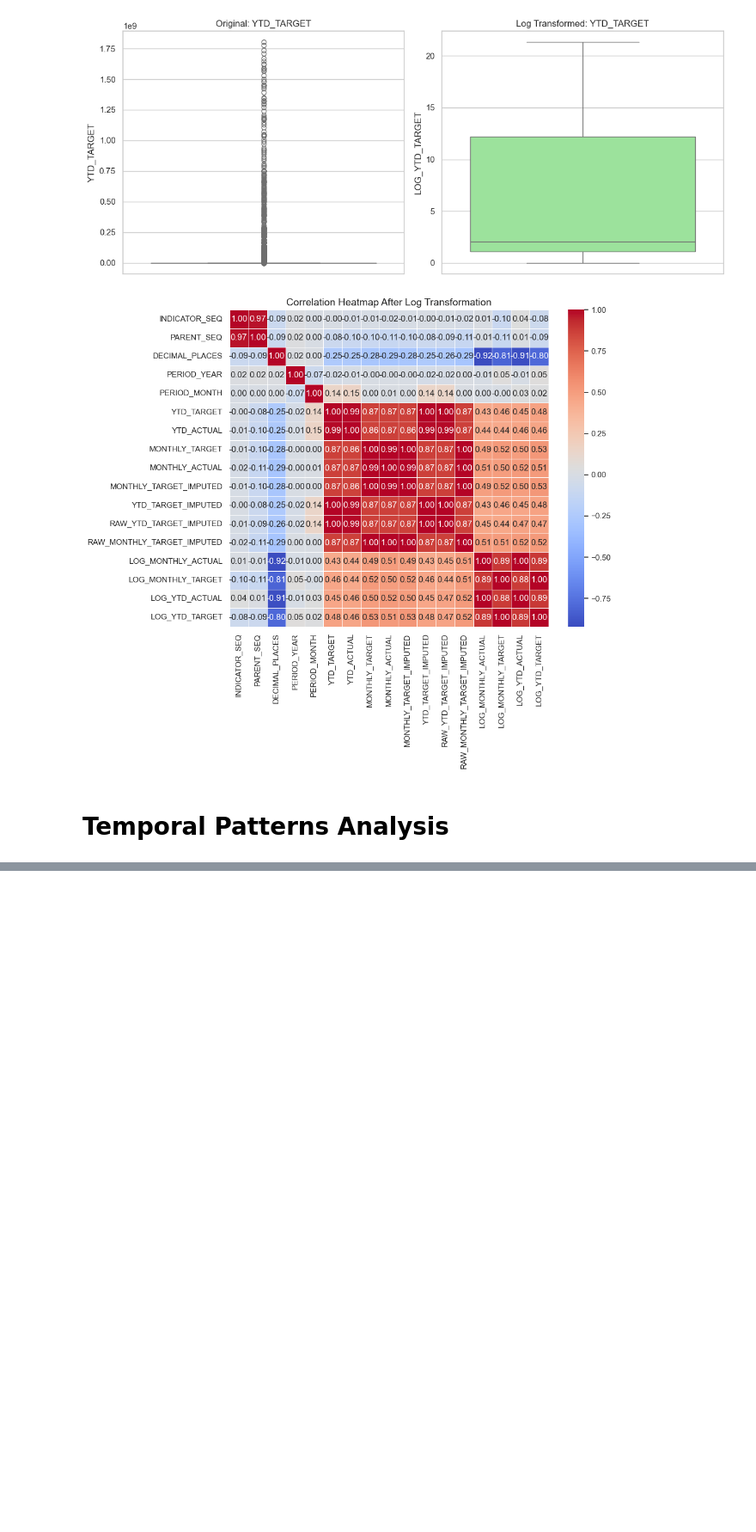
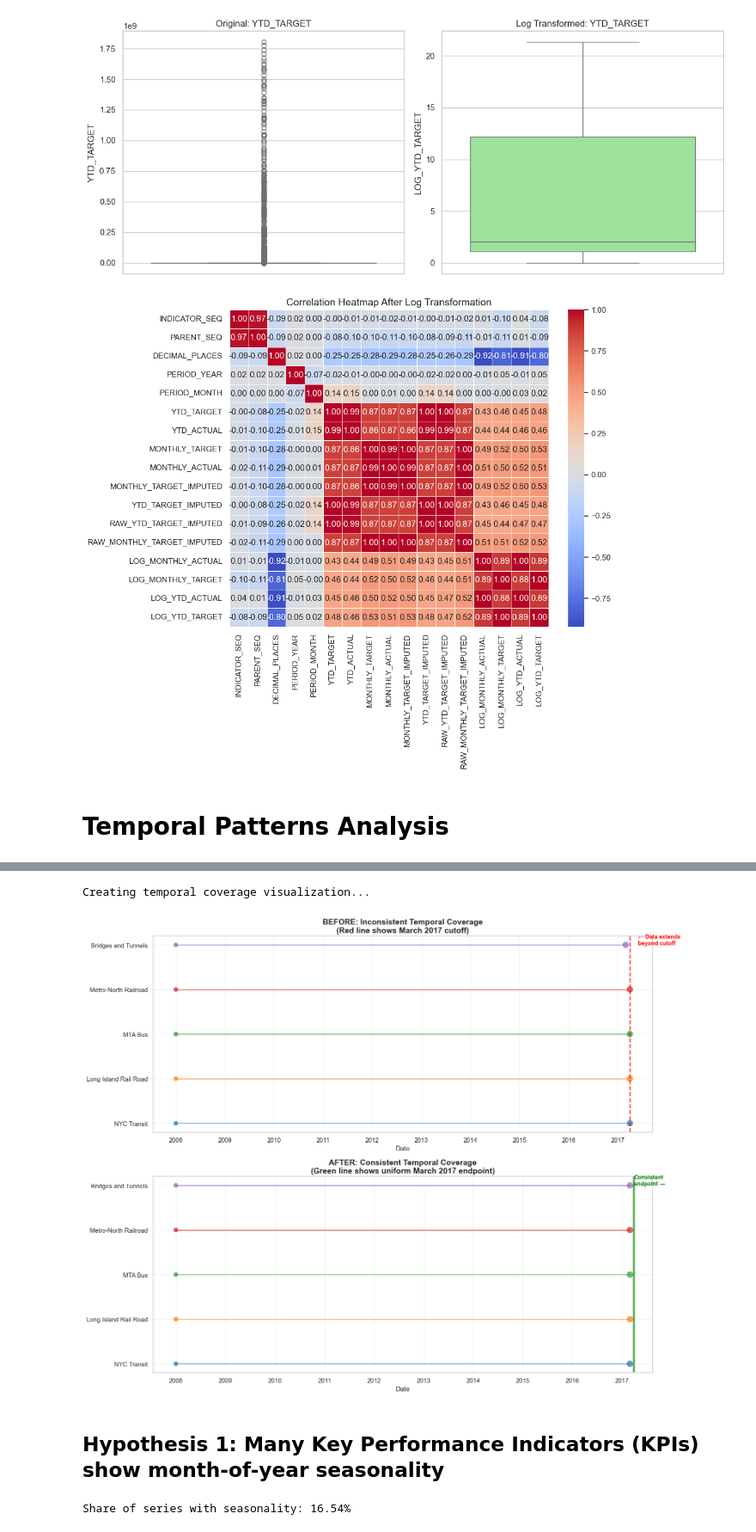
Before and after one commit to sillycoconut2003/fyp, a Jupyter notebook: notebooks/eda.ipynb, the cells around one changed output, grey strips where cells are left out. Shown at 86% size. Cells and saved outputs as stored; diff of their text form; code cells hidden in the pictures; blank space fills up the shorter version.

```diff
--- a/notebooks/eda.ipynb
+++ b/notebooks/eda.ipynb
@@ -666,0 +753,59 @@ Based on the exploratory analysis above, here are the key findings:
+# %%
+# VISUALIZATION: Before/After Temporal Coverage
+fig, (ax1, ax2) = plt.subplots(2, 1, figsize=(15, 12))
+
+# Before cutoff - Full temporal coverage
+print("Creating temporal coverage visualization...")
+
+# Sample agencies for visualization (top 10 by record count to avoid overcrowding)
+top_agencies = df.groupby('AGENCY_NAME').size().nlargest(10).index
+sample_df = df[df['AGENCY_NAME'].isin(top_agencies)]
+
+# Plot 1: Full coverage (before cutoff)
+for i, agency in enumerate(top_agencies):
+    agency_dates = sample_df[sample_df['AGENCY_NAME'] == agency]['DATE']
+    if len(agency_dates) > 0:
+        ax1.scatter([agency_dates.min(), agency_dates.max()], [i, i],
+                   s=[50, 100], alpha=0.7, color=plt.cm.tab10(i))
+        ax1.plot([agency_dates.min(), agency_dates.max()], [i, i],
+                alpha=0.5, linewidth=2, color=plt.cm.tab10(i))
+
+ax1.axvline(pd.Timestamp('2017-03-31'), color='red', linestyle='--', linewidth=2, alpha=0.8)
+ax1.set_yticks(range(len(top_agencies)))
+ax1.set_yticklabels([agency[:25] + '...' if len(agency) > 25 else agency for agency in top_agencies])
+ax1.set_title('BEFORE: Inconsistent Temporal Coverage\n(Red line shows March 2017 cutoff)',
+              fontsize=14, fontweight='bold')
+ax1.set_xlabel('Date')
+ax1.grid(True, alpha=0.3)
+ax1.text(pd.Timestamp('2017-06-01'), len(top_agencies)*0.8, '← Data extends\nbeyond cutoff',
+         color='red', fontweight='bold', fontsize=10)
+
+# Plot 2: After cutoff - Consistent coverage
+cutoff_date = pd.Timestamp('2017-03-31')
+sample_df_after = sample_df[sample_df['DATE'] <= cutoff_date]
+
+for i, agency in enumerate(top_agencies):
+    agency_dates = sample_df_after[sample_df_after['AGENCY_NAME'] == agency]['DATE']
+    if len(agency_dates) > 0:
+        ax2.scatter([agency_dates.min(), agency_dates.max()], [i, i],
+                   s=[50, 100], alpha=0.7, color=plt.cm.tab10(i))
+        ax2.plot([agency_dates.min(), agency_dates.max()], [i, i],
+                alpha=0.5, linewidth=2, color=plt.cm.tab10(i))
+
+ax2.axvline(pd.Timestamp('2017-03-31'), color='green', linestyle='-', linewidth=3, alpha=0.8)
+ax2.set_yticks(range(len(top_agencies)))
+ax2.set_yticklabels([agency[:25] + '...' if len(agency) > 25 else agency for agency in top_agencies])
+ax2.set_title('AFTER: Consistent Temporal Coverage\n(Green line shows uniform March 2017 endpoint)',
+              fontsize=14, fontweight='bold')
+ax2.set_xlabel('Date')
+ax2.grid(True, alpha=0.3)
+ax2.text(pd.Timestamp('2017-04-01'), len(top_agencies)*0.8, 'Consistent\nendpoint →',
+         color='green', fontweight='bold', fontsize=10)
+
+plt.tight_layout()
+plt.show()
+# %% [output]
+Creating temporal coverage visualization...
+[figure, added]
+# %% [markdown]
+## Hypothesis 1: Many Key Performance Indicators (KPIs) show month-of-year seasonality
@@ -666,0 +816,17 @@ Based on the exploratory analysis above, here are the key findings:
+# %%
+df["Month"] = df["DATE"].dt.month
+def seasonality_test(g):
+    groups = [x["MONTHLY_ACTUAL"].dropna().values for _, x in g.groupby("Month")]
+    groups = [g for g in groups if len(g) > 1]
+    if len(groups) >= 3:
+        stat, p = kruskal(*groups)
+        return pd.Series({"KW_p": p})
+    return pd.Series({"KW_p": np.nan})
+
+seasonal = (df.groupby(["AGENCY_NAME","INDICATOR_NAME"])
+              .apply(seasonality_test).reset_index())
+seasonal["Seasonal_flag"] = seasonal["KW_p"] < 0.05
+seasonality_share = seasonal["Seasonal_flag"].mean()
+print(f'Share of series with seasonality: {seasonality_share:.2%}')
+# %% [output]
+Share of series with seasonality: 16.54%
```
Also changed, not shown: parts of 18 cells of this notebook, 28 other files.
